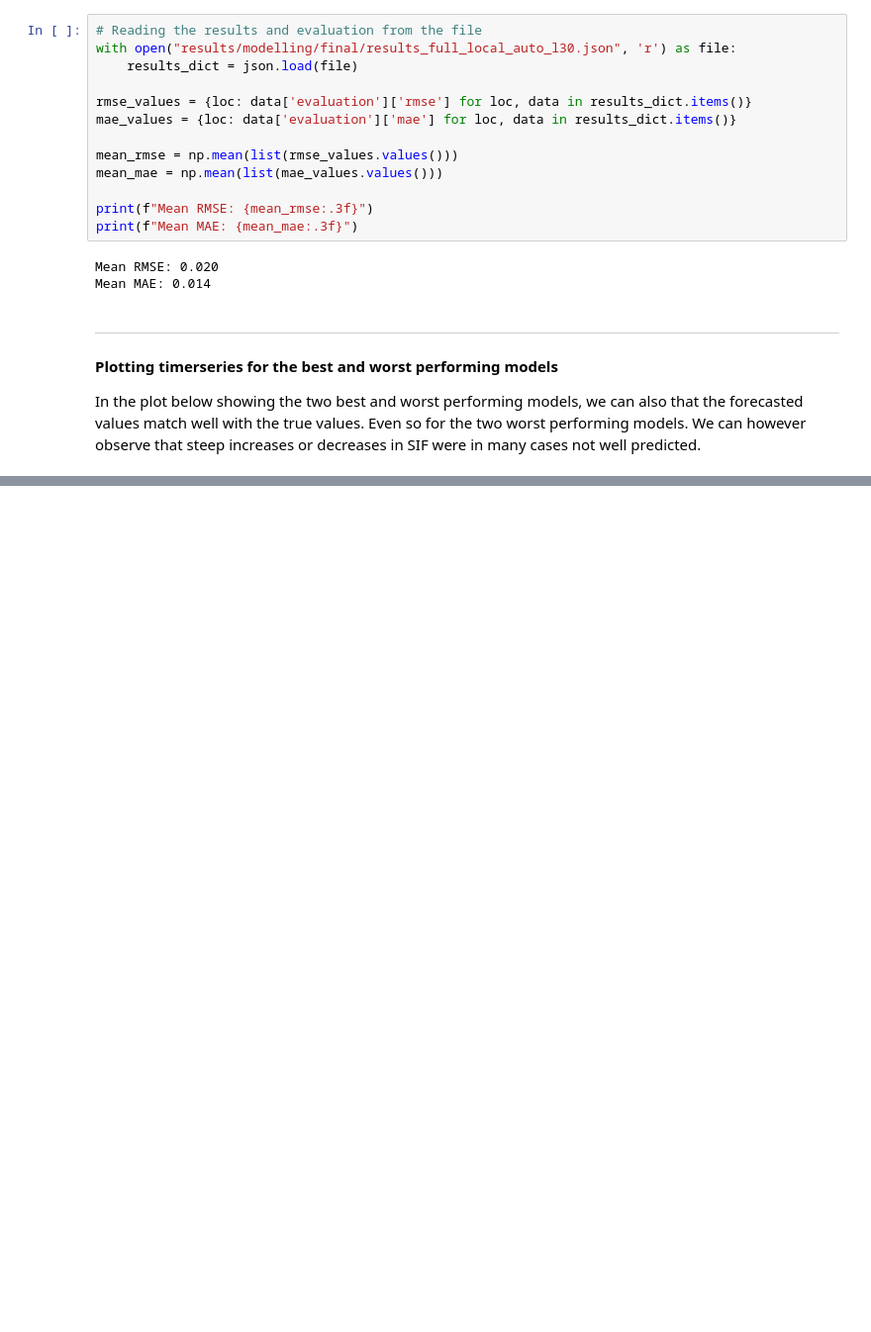
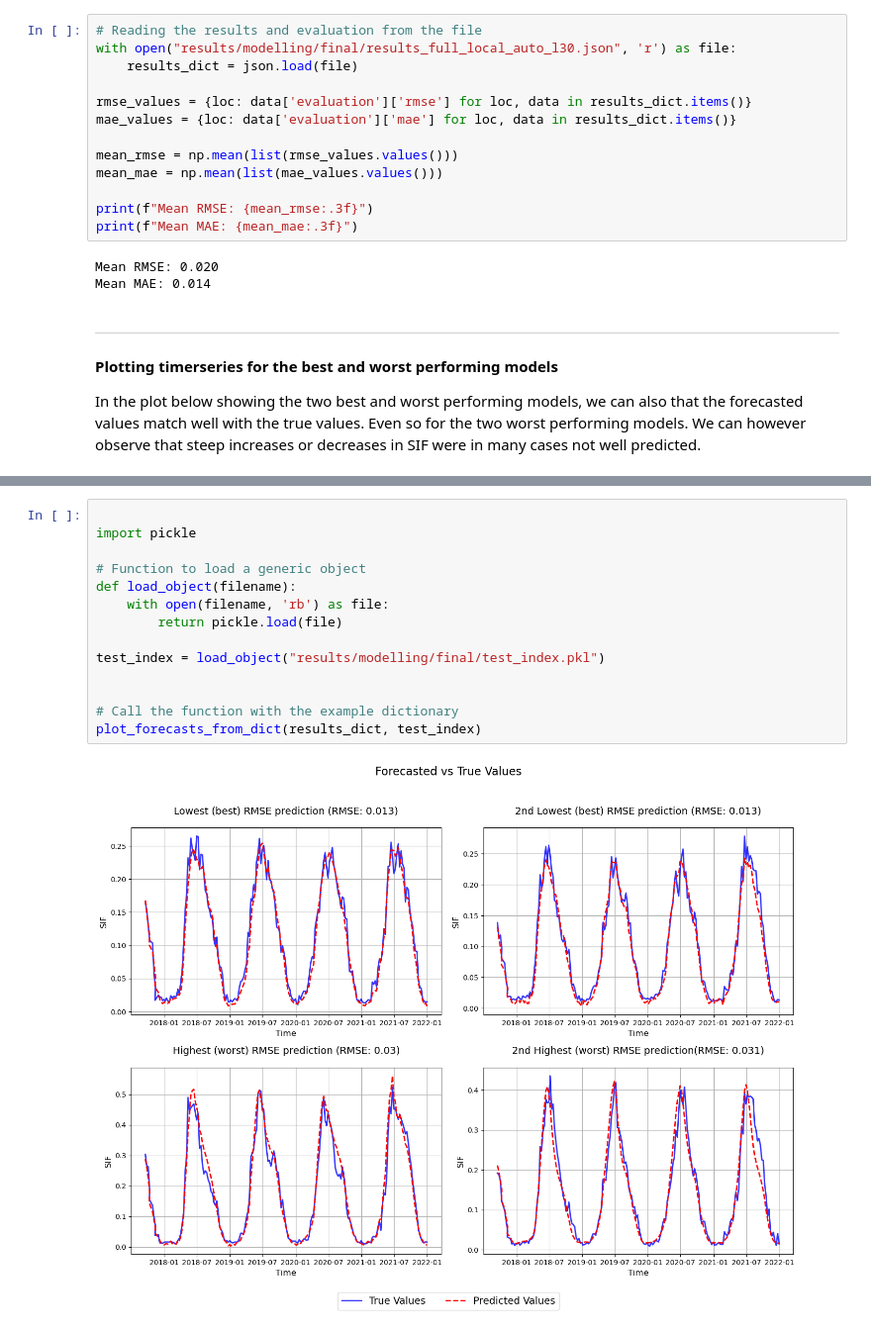
Before and after one commit to luismaecker/LSTM-SIF, a Jupyter notebook: main_workflow.ipynb, the cells around one changed output, grey strips where cells are left out. Shown at 99% size. Saved outputs shown, nothing was run; the diff lists cells and outputs as text; blank space fills up the shorter version.

```diff
--- a/main_workflow.ipynb
+++ b/main_workflow.ipynb
@@ -626,0 +549,16 @@ plot_forecasts_from_dict(results_dict)
+# %%
+
+import pickle
+
+# Function to load a generic object
+def load_object(filename):
+    with open(filename, 'rb') as file:
+        return pickle.load(file)
+
+test_index = load_object("results/modelling/final/test_index.pkl")
+
+
+# Call the function with the example dictionary
+plot_forecasts_from_dict(results_dict, test_index)
+# %% [output]
+[figure, added]
```
Also changed, not shown: parts of 3 cells of this notebook, 26 other files.
